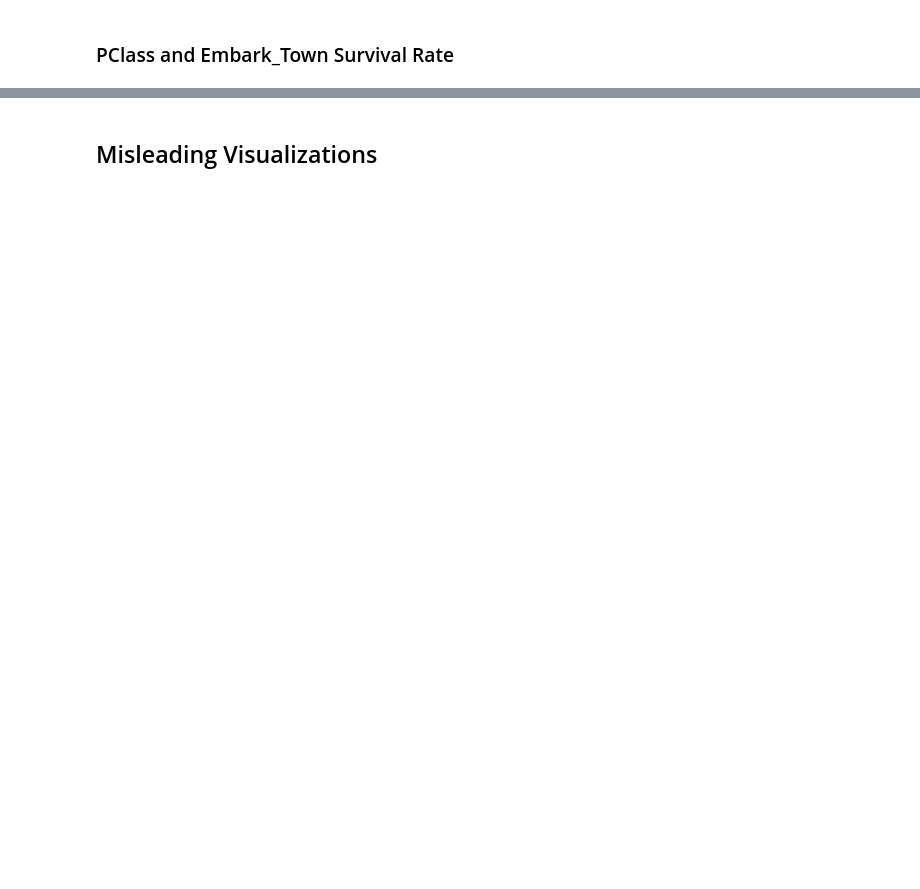
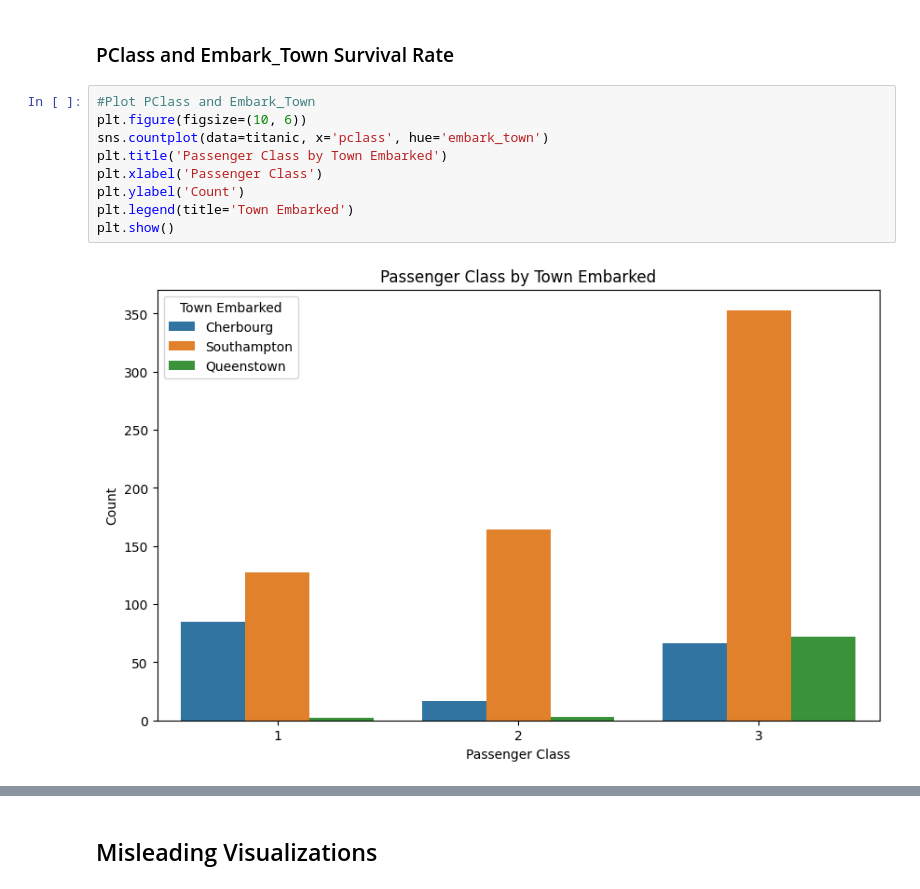
Before and after one commit to chance-roberts/DATA6550-Visualization, a Jupyter notebook: Code/Roberts/RobertsC_Visualization.ipynb, the cells around one changed output, grey strips where cells are left out. Saved outputs shown, nothing was run; the diff lists cells and outputs as text; blank space fills up the shorter version.

```diff
--- a/Code/Roberts/RobertsC_Visualization.ipynb
+++ b/Code/Roberts/RobertsC_Visualization.ipynb
@@ -243,2 +264,13 @@ plt.show()
 # %% [markdown]
 ### PClass and Embark_Town Survival Rate
+# %%
+#Plot PClass and Embark_Town
+plt.figure(figsize=(10, 6))
+sns.countplot(data=titanic, x='pclass', hue='embark_town')
+plt.title('Passenger Class by Town Embarked')
+plt.xlabel('Passenger Class')
+plt.ylabel('Count')
+plt.legend(title='Town Embarked')
+plt.show()
+# %% [output]
+[figure, added]
```
Also changed, not shown: parts of 6 cells of this notebook.
